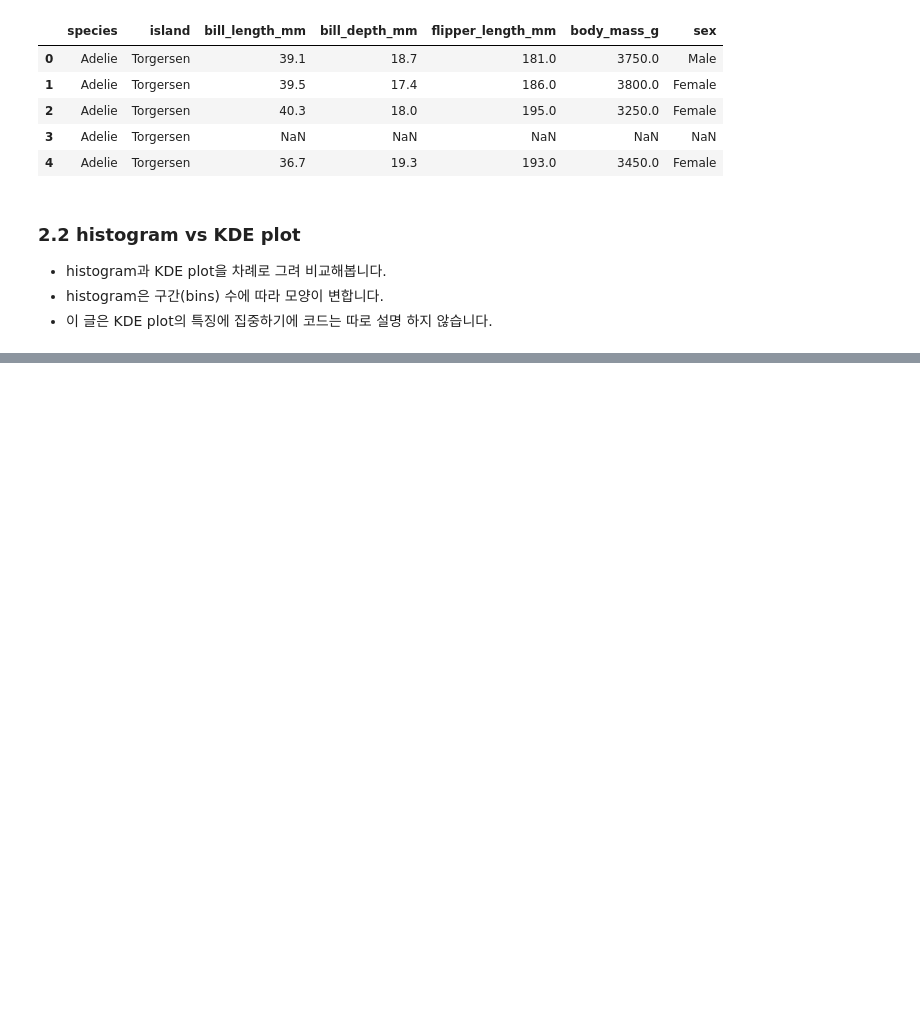
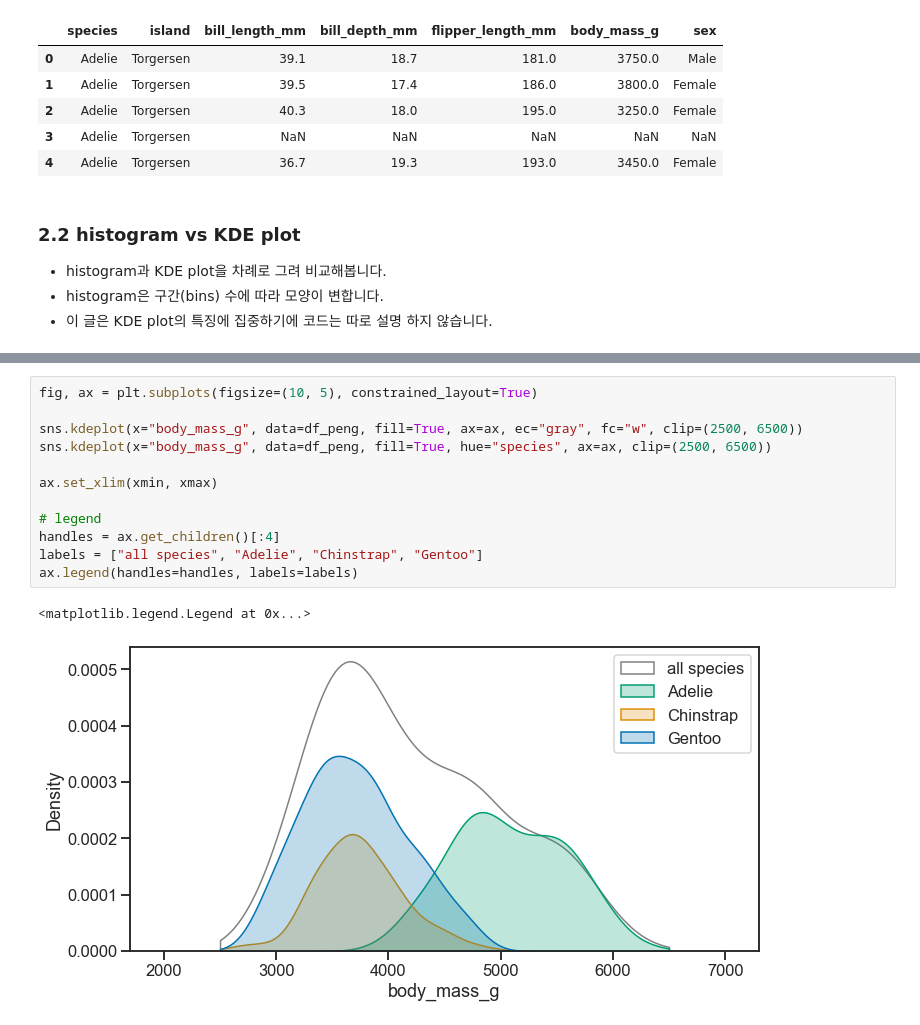
Before and after one commit to sk37025/Distribution_analysis, a Jupyter notebook: short_discussions_on_KDE_plot.ipynb, the cells around one changed output, grey strips where cells are left out. Saved outputs shown, nothing was run; the diff lists cells and outputs as text; blank space fills up the shorter version.

```diff
--- a/short_discussions_on_KDE_plot.ipynb
+++ b/short_discussions_on_KDE_plot.ipynb
@@ -82,0 +212,15 @@ for i,ax in enumerate(axes,1):
+# %%
+fig, ax = plt.subplots(figsize=(10, 5), constrained_layout=True)
+
+sns.kdeplot(x="body_mass_g", data=df_peng, fill=True, ax=ax, ec="gray", fc="w", clip=(2500, 6500))
+sns.kdeplot(x="body_mass_g", data=df_peng, fill=True, hue="species", ax=ax, clip=(2500, 6500))
+
+ax.set_xlim(xmin, xmax)
+
+# legend
+handles = ax.get_children()[:4]
+labels = ["all species", "Adelie", "Chinstrap", "Gentoo"]
+ax.legend(handles=handles, labels=labels)
+# %% [output]
+<matplotlib.legend.Legend at 0x...>
+[figure, added]
```
Also changed, not shown: parts of 23 cells of this notebook.
